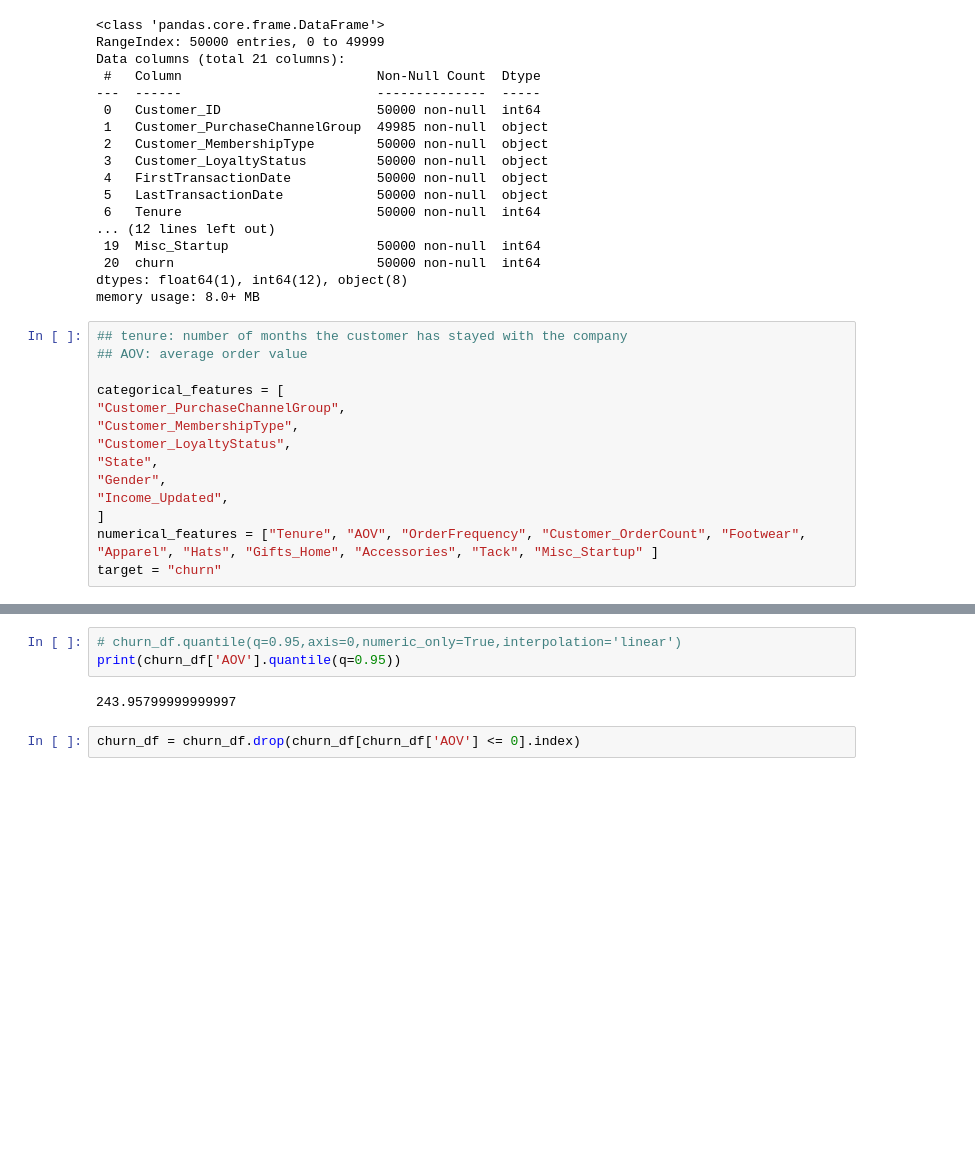
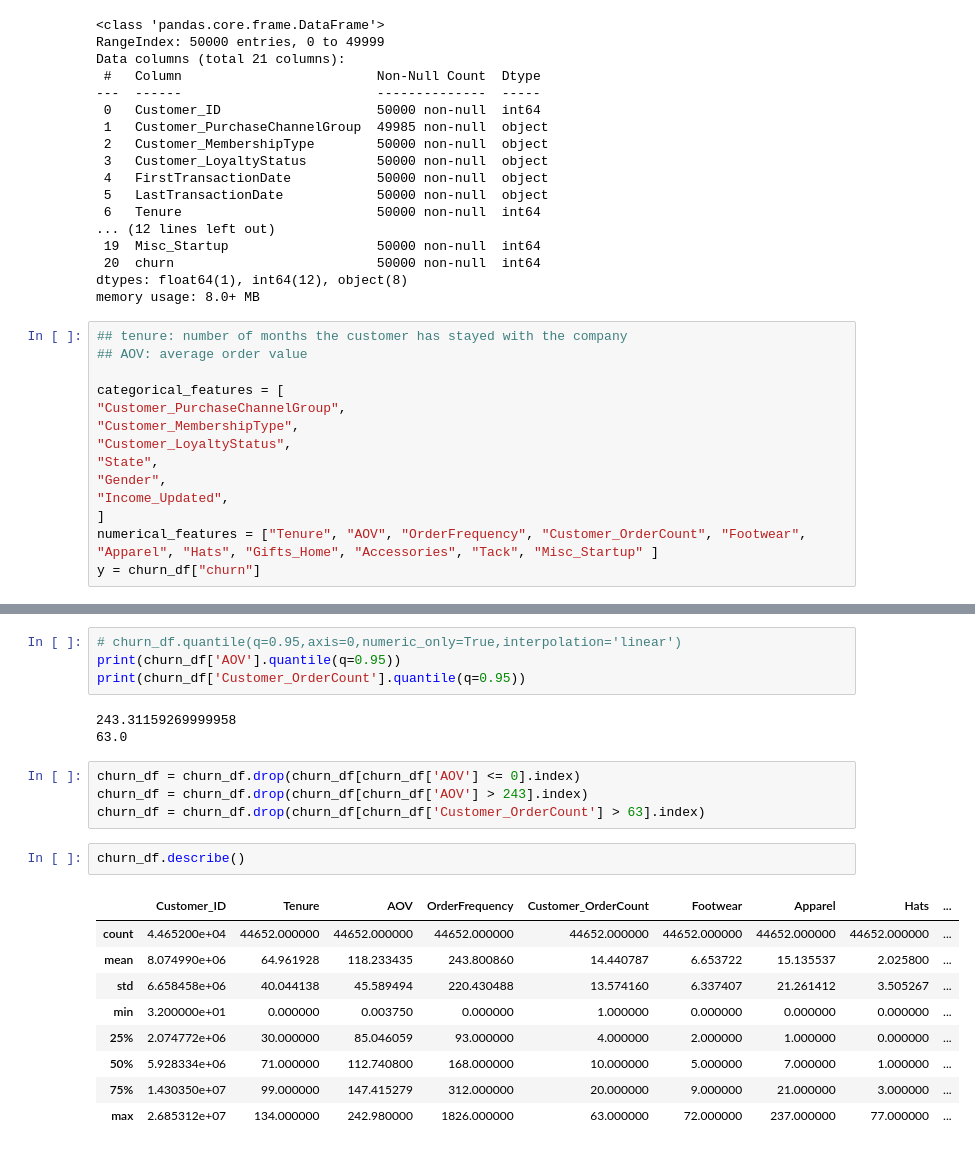
Before and after one commit to manlu96/churn-prediction, a Jupyter notebook: churn_prediction.ipynb, the cells around one changed output, grey strips where cells are left out. Cells and saved outputs as stored; diff of their text form; blank space fills up the shorter version.

```diff
--- a/churn_prediction.ipynb
+++ b/churn_prediction.ipynb
@@ -47,7 +47,7 @@ categorical_features = [
 "Income_Updated",
 ]
 numerical_features = ["Tenure", "AOV", "OrderFrequency", "Customer_OrderCount", "Footwear", "Apparel", "Hats", "Gifts_Home", "Accessories", "Tack", "Misc_Startup" ]
-target = "churn"
+y = churn_df["churn"]
 # %%
 churn_df[numerical_features].describe()
 # %% [output]
@@ -63,10 +63,26 @@ churn_df[numerical_features].describe()
 # %%
 # churn_df.quantile(q=0.95,axis=0,numeric_only=True,interpolation='linear')
 print(churn_df['AOV'].quantile(q=0.95))
+print(churn_df['Customer_OrderCount'].quantile(q=0.95))
 # %% [output]
-243.95799999999997
+243.31159269999958
+63.0
 # %%
 churn_df = churn_df.drop(churn_df[churn_df['AOV'] <= 0].index)
+churn_df = churn_df.drop(churn_df[churn_df['AOV'] > 243].index)
+churn_df = churn_df.drop(churn_df[churn_df['Customer_OrderCount'] > 63].index)
+# %%
+churn_df.describe()
+# %% [output]
+|  | Customer_ID | Tenure | AOV | OrderFrequency | Customer_OrderCount | Footwear | Apparel | Hats | ... |
+| count | 4.465200e+04 | 44652.000000 | 44652.000000 | 44652.000000 | 44652.000000 | 44652.000000 | 44652.000000 | 44652.000000 | ... |
+| mean | 8.074990e+06 | 64.961928 | 118.233435 | 243.800860 | 14.440787 | 6.653722 | 15.135537 | 2.025800 | ... |
+| std | 6.658458e+06 | 40.044138 | 45.589494 | 220.430488 | 13.574160 | 6.337407 | 21.261412 | 3.505267 | ... |
+| min | 3.200000e+01 | 0.000000 | 0.003750 | 0.000000 | 1.000000 | 0.000000 | 0.000000 | 0.000000 | ... |
+| 25% | 2.074772e+06 | 30.000000 | 85.046059 | 93.000000 | 4.000000 | 2.000000 | 1.000000 | 0.000000 | ... |
+| 50% | 5.928334e+06 | 71.000000 | 112.740800 | 168.000000 | 10.000000 | 5.000000 | 7.000000 | 1.000000 | ... |
+| 75% | 1.430350e+07 | 99.000000 | 147.415279 | 312.000000 | 20.000000 | 9.000000 | 21.000000 | 3.000000 | ... |
+| max | 2.685312e+07 | 134.000000 | 242.980000 | 1826.000000 | 63.000000 | 72.000000 | 237.000000 | 77.000000 | ... |
 # %%
 _,axss = plt.subplots(2,3,figsize = [20,10])
 sns.boxplot(x='churn', y='Tenure',data=churn_df,ax=axss[0][0])
```
Also changed, not shown: parts of 6 cells of this notebook.
